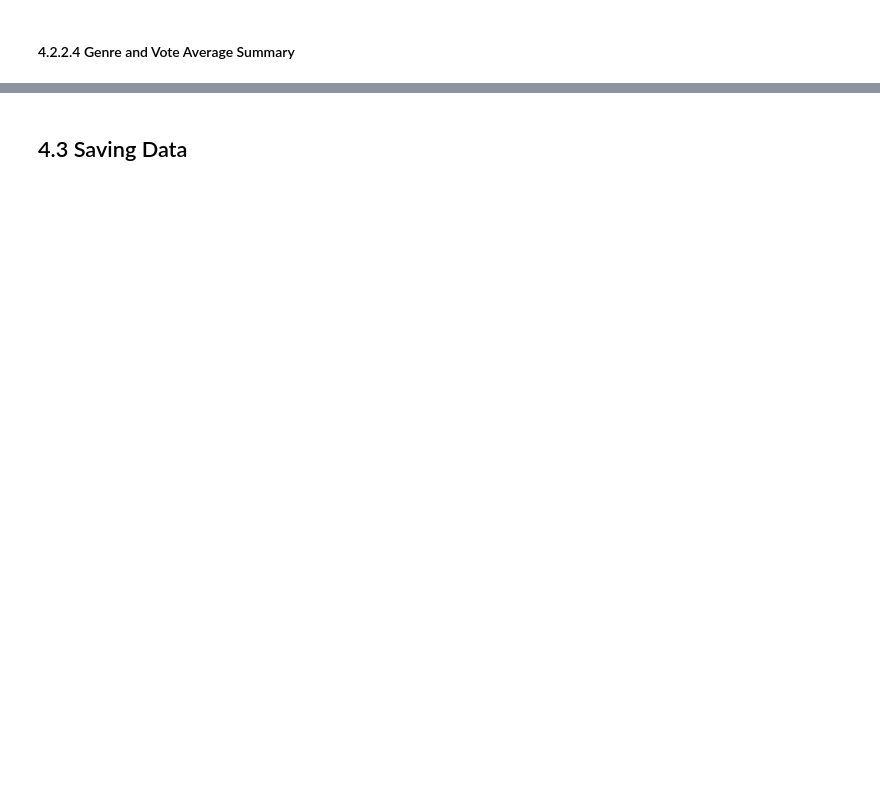
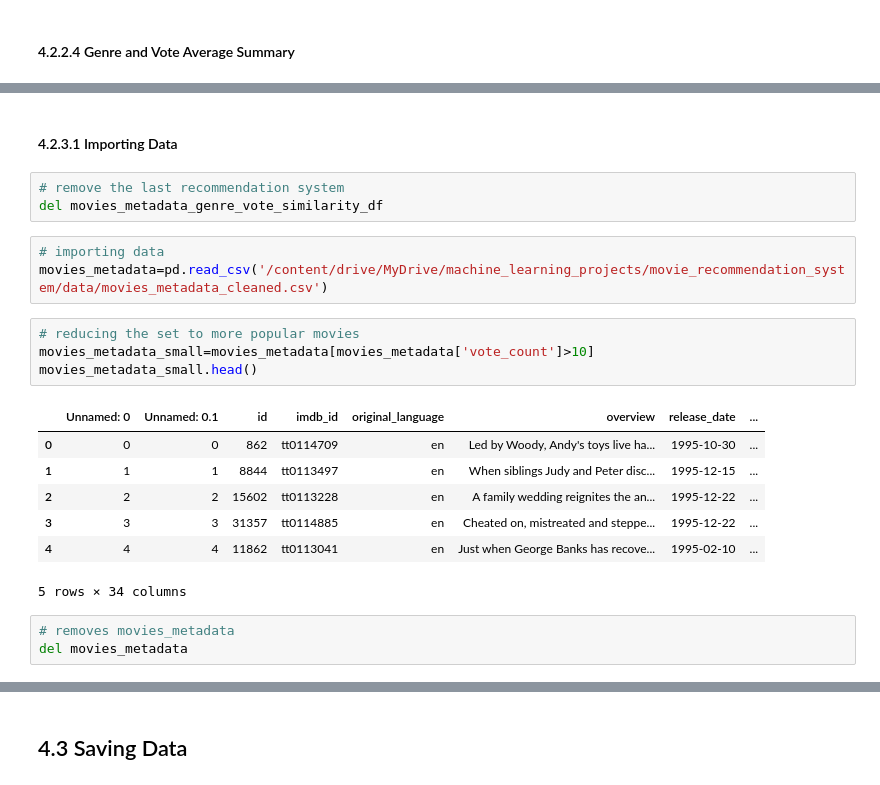
Before and after one commit to trauzi12/movie_recommendation_system, a Jupyter notebook: notebooks/04_pre-processing_training.ipynb, the cells around one changed output, grey strips where cells are left out. Cells and saved outputs as stored; diff of their text form; blank space fills up the shorter version.

```diff
--- a/notebooks/04_pre-processing_training.ipynb
+++ b/notebooks/04_pre-processing_training.ipynb
@@ -327,0 +372,23 @@ The Genre and vote count recommendation did better because it recommended Toy St
+# %% [markdown]
+#### 4.2.3.1 Importing Data
+# %%
+# remove the last recommendation system
+del movies_metadata_genre_vote_similarity_df
+# %%
+# importing data
+movies_metadata=pd.read_csv('/content/drive/MyDrive/machine_learning_projects/movie_recommendation_system/data/movies_metadata_cleaned.csv')
+# %%
+# reducing the set to more popular movies
+movies_metadata_small=movies_metadata[movies_metadata['vote_count']>10]
+movies_metadata_small.head()
+# %% [output]
+|  | Unnamed: 0 | Unnamed: 0.1 | id | imdb_id | original_language | overview | release_date | ... |
+| 0 | 0 | 0 | 862 | tt0114709 | en | Led by Woody, Andy's toys live ha... | 1995-10-30 | ... |
+| 1 | 1 | 1 | 8844 | tt0113497 | en | When siblings Judy and Peter disc... | 1995-12-15 | ... |
+| 2 | 2 | 2 | 15602 | tt0113228 | en | A family wedding reignites the an... | 1995-12-22 | ... |
+| 3 | 3 | 3 | 31357 | tt0114885 | en | Cheated on, mistreated and steppe... | 1995-12-22 | ... |
+| 4 | 4 | 4 | 11862 | tt0113041 | en | Just when George Banks has recove... | 1995-02-10 | ... |
+5 rows × 34 columns
+# %%
+# removes movies_metadata
+del movies_metadata
```
Also changed, not shown: parts of 55 cells of this notebook.
